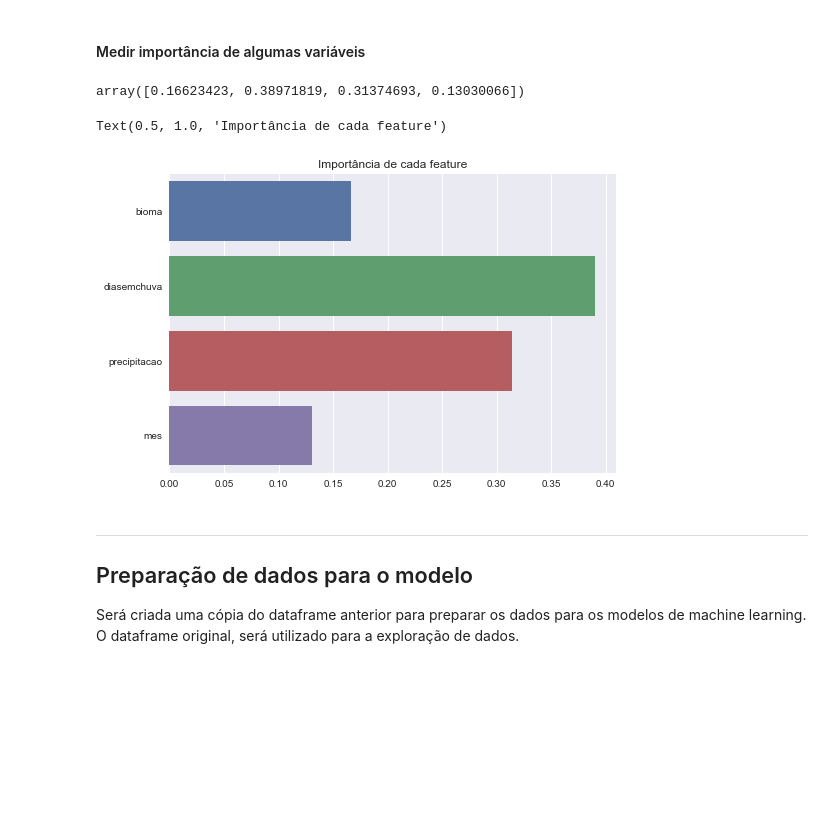
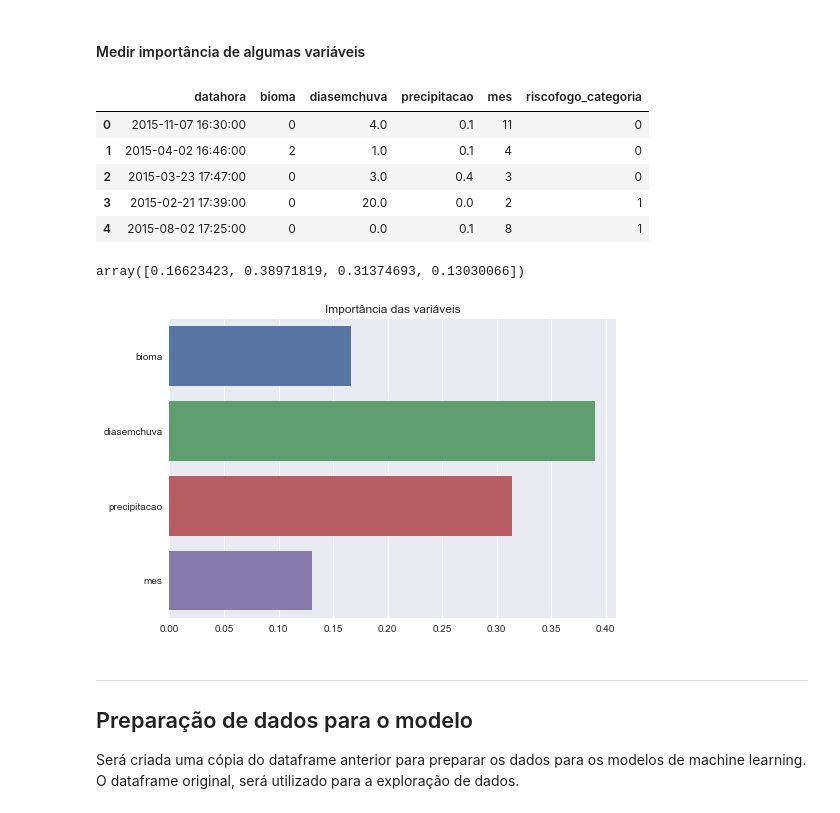
Before and after one commit to heavyrick/posgrad, a Jupyter notebook: final/focos_queimadas.ipynb, the cells around one changed output. Saved outputs shown, nothing was run; the diff lists cells and outputs as text; code cells hidden in the pictures; blank space fills up the shorter version.

```diff
--- a/final/focos_queimadas.ipynb
+++ b/final/focos_queimadas.ipynb
@@ -750,16 +752,23 @@ from sklearn.datasets import load_iris
 from sklearn.model_selection import train_test_split
 from sklearn.ensemble import RandomForestClassifier
 # %%
-df_focos_queimadas3 = df_focos_queimadas.drop(
+df_focos_queimadas_imp = df_focos_queimadas.drop(
     ['municipio', 'latitude', 'longitude', 'dia_semana', 'datahora_tz','data','hora', 'ano'], axis=1)
 # %%
-df_focos_queimadas3['bioma'] = labelencoder.fit_transform(df_focos_queimadas3['bioma'])
-#df_focos_queimadas3['riscofogo_nivel'] = labelencoder.fit_transform(df_focos_queimadas3['riscofogo_nivel'])
-#df_focos_queimadas3.head()
+df_focos_queimadas_imp['bioma'] = labelencoder.fit_transform(df_focos_queimadas_imp['bioma'])
 
-df_focos_queimadas3.drop(['frp', 'estado', 'riscofogo', 'riscofogo_nivel'], axis=1, inplace=True)
-
-_X = df_focos_queimadas3.iloc[:, 1:-1]
-_y = df_focos_queimadas3.iloc[:, -1:]
+df_focos_queimadas_imp.drop(['frp', 'estado', 'riscofogo', 'riscofogo_nivel'], axis=1, inplace=True)
+# %%
+df_focos_queimadas_imp.head()
+# %% [output]
+|  | datahora | bioma | diasemchuva | precipitacao | mes | riscofogo_categoria |
+| 0 | 2015-11-07 16:30:00 | 0 | 4.0 | 0.1 | 11 | 0 |
+| 1 | 2015-04-02 16:46:00 | 2 | 1.0 | 0.1 | 4 | 0 |
+| 2 | 2015-03-23 17:47:00 | 0 | 3.0 | 0.4 | 3 | 0 |
+| 3 | 2015-02-21 17:39:00 | 0 | 20.0 | 0.0 | 2 | 1 |
+| 4 | 2015-08-02 17:25:00 | 0 | 0.0 | 0.1 | 8 | 1 |
+# %%
+_X = df_focos_queimadas_imp.iloc[:, 1:-1]
+_y = df_focos_queimadas_imp.iloc[:, -1:]
 # %%
 X_train, X_test, y_train, y_test = train_test_split(_X, _y, random_state=123)
@@ -772,10 +781,10 @@ model.feature_importances_
 array([0.16623423, 0.38971819, 0.31374693, 0.13030066])
 # %%
 importances = pd.Series(data=model.feature_importances_, index=X_train.columns)
-sns.barplot(x=importances, y=importances.index, orient='h').set_title('Importância de cada feature')
+sns.barplot(x=importances, y=importances.index, orient='h').set_title('Importância das variáveis')
+plt.savefig('dados/importancia.png', dpi=300)
 # %% [output]
-Text(0.5, 1.0, 'Importância de cada feature')
-[figure, old version]
+[figure, new version]
 # %% [markdown]
 <a id='l5'></a>
 
```
Also changed, not shown: parts of 12 cells of this notebook, 3 other files.
